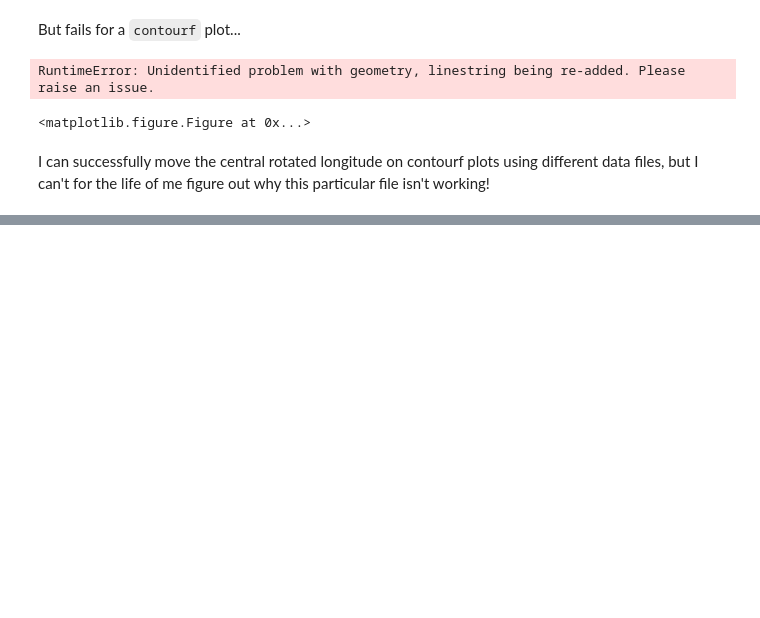
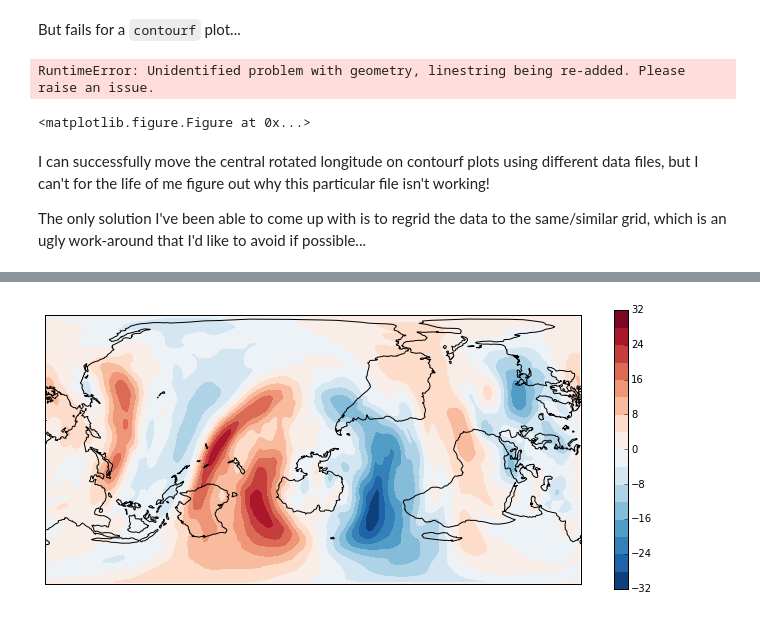
Before and after one commit to DamienIrving/plotting-bug, a Jupyter notebook: contourf_bug.ipynb, the cells around one changed output, grey strips where cells are left out. Cells and saved outputs as stored; diff of their text form; code cells hidden in the pictures; blank space fills up the shorter version.

Commit message:
Added regrid solution

```diff
--- a/contourf_bug.ipynb
+++ b/contourf_bug.ipynb
@@ -105,3 +105,39 @@ RuntimeError: Unidentified problem with geometry, linestring being re-added. Ple
 <matplotlib.figure.Figure at 0x...>
 # %% [markdown]
 I can successfully move the central rotated longitude on contourf plots using different data files, but I can't for the life of me figure out why this particular file isn't working!
+
+The only solution I've been able to come up with is to regrid the data to the same/similar grid, which is an ugly work-around that I'd like to avoid if possible...
+# %%
+def make_grid():
+    """Make a dummy cube with desired grid."""
+
+    lat_values = numpy.arange(-90, 91, 1)
+    lon_values = numpy.arange(0, 360, 1)
+    coordsys = iris.coord_systems.RotatedGeogCS(20, 260)
+
+    latitude = iris.coords.DimCoord(lat_values,
+                                    standard_name='latitude',
+                                    units='degrees_north',
+                                    coord_system=coordsys)
+    longitude = iris.coords.DimCoord(lon_values,
+                                     standard_name='longitude',
+                                     units='degrees_east',
+                                     coord_system=coordsys)
+
+    dummy_data = numpy.zeros((len(lat_values), len(lon_values)))
+    new_cube = iris.cube.Cube(dummy_data, dim_coords_and_dims=[(latitude, 0), (longitude, 1)])
+
+    return new_cube
+# %%
+# Regrid
+target_grid_cube = make_grid()
+scheme = iris.analysis.Linear()
+cube.coords('latitude')[0].coord_system = iris.coord_systems.RotatedGeogCS(20, 260)
+cube.coords('longitude')[0].coord_system = iris.coord_systems.RotatedGeogCS(20, 260)
+cube_regridded = cube.regrid(target_grid_cube, scheme)
+
+# Plot
+in_proj = ccrs.RotatedPole(260, 20)
+out_proj = ccrs.RotatedPole(260, 20, central_rotated_longitude=180)
+create_plot(cube_regridded, in_proj, out_proj, 'contourf')
+# %% [output]
@@ -107,0 +145 @@ I can successfully move the central rotated longitude on contourf plots using di
+[figure, added]
```
Also changed, not shown: parts of 3 cells of this notebook.
